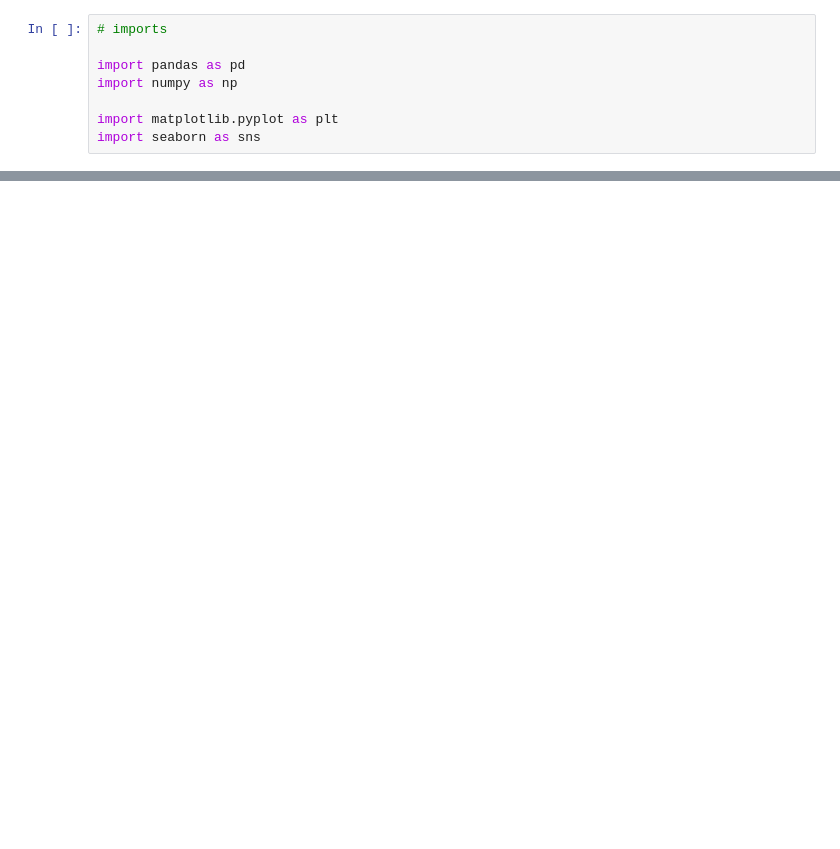
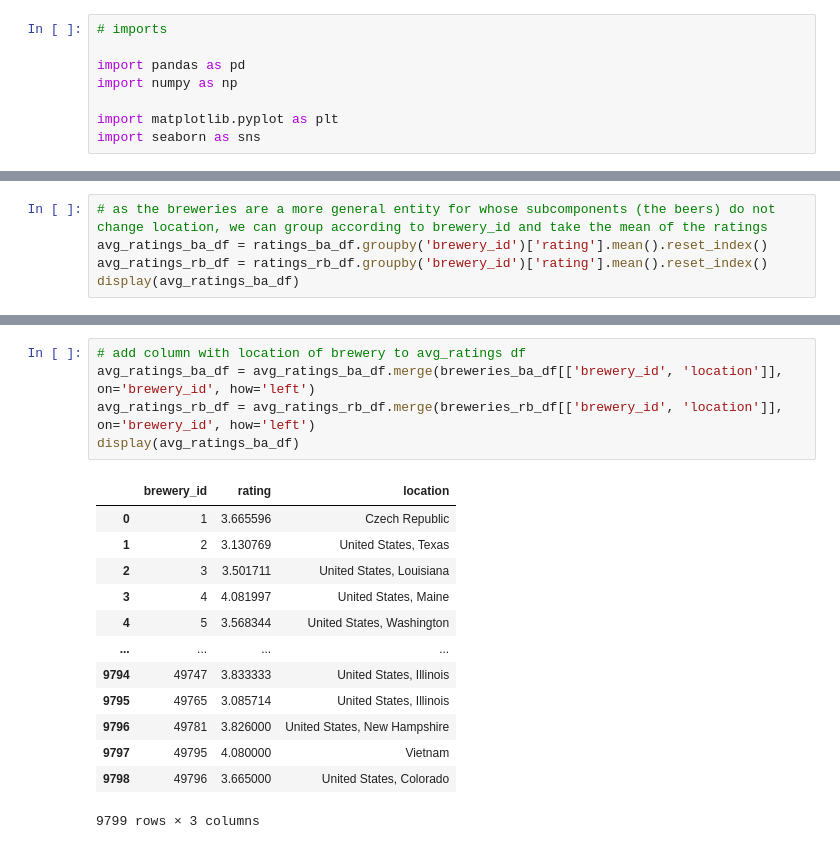
Before and after one commit to epfl-ada/ada-2023-project-datababes, a Jupyter notebook: eda_alex_location.ipynb, the cells around one changed output, grey strips where cells are left out. Cells and saved outputs as stored; diff of their text form; blank space fills up the shorter version.

```diff
--- a/eda_alex_location.ipynb
+++ b/eda_alex_location.ipynb
@@ -103,0 +74,5 @@ display(ratings_rb_df)
+# %%
+# as the breweries are a more general entity for whose subcomponents (the beers) do not change location, we can group according to brewery_id and take the mean of the ratings
+avg_ratings_ba_df = ratings_ba_df.groupby('brewery_id')['rating'].mean().reset_index()
+avg_ratings_rb_df = ratings_rb_df.groupby('brewery_id')['rating'].mean().reset_index()
+display(avg_ratings_ba_df)
@@ -103,0 +93,19 @@ display(ratings_rb_df)
+# %%
+# add column with location of brewery to avg_ratings df
+avg_ratings_ba_df = avg_ratings_ba_df.merge(breweries_ba_df[['brewery_id', 'location']], on='brewery_id', how='left')
+avg_ratings_rb_df = avg_ratings_rb_df.merge(breweries_rb_df[['brewery_id', 'location']], on='brewery_id', how='left')
+display(avg_ratings_ba_df)
+# %% [output]
+|  | brewery_id | rating | location |
+| 0 | 1 | 3.665596 | Czech Republic |
+| 1 | 2 | 3.130769 | United States, Texas |
+| 2 | 3 | 3.501711 | United States, Louisiana |
+| 3 | 4 | 4.081997 | United States, Maine |
+| 4 | 5 | 3.568344 | United States, Washington |
+| ... | ... | ... | ... |
+| 9794 | 49747 | 3.833333 | United States, Illinois |
+| 9795 | 49765 | 3.085714 | United States, Illinois |
+| 9796 | 49781 | 3.826000 | United States, New Hampshire |
+| 9797 | 49795 | 4.080000 | Vietnam |
+| 9798 | 49796 | 3.665000 | United States, Colorado |
+9799 rows × 3 columns
```
Also changed, not shown: parts of 20 cells of this notebook.
